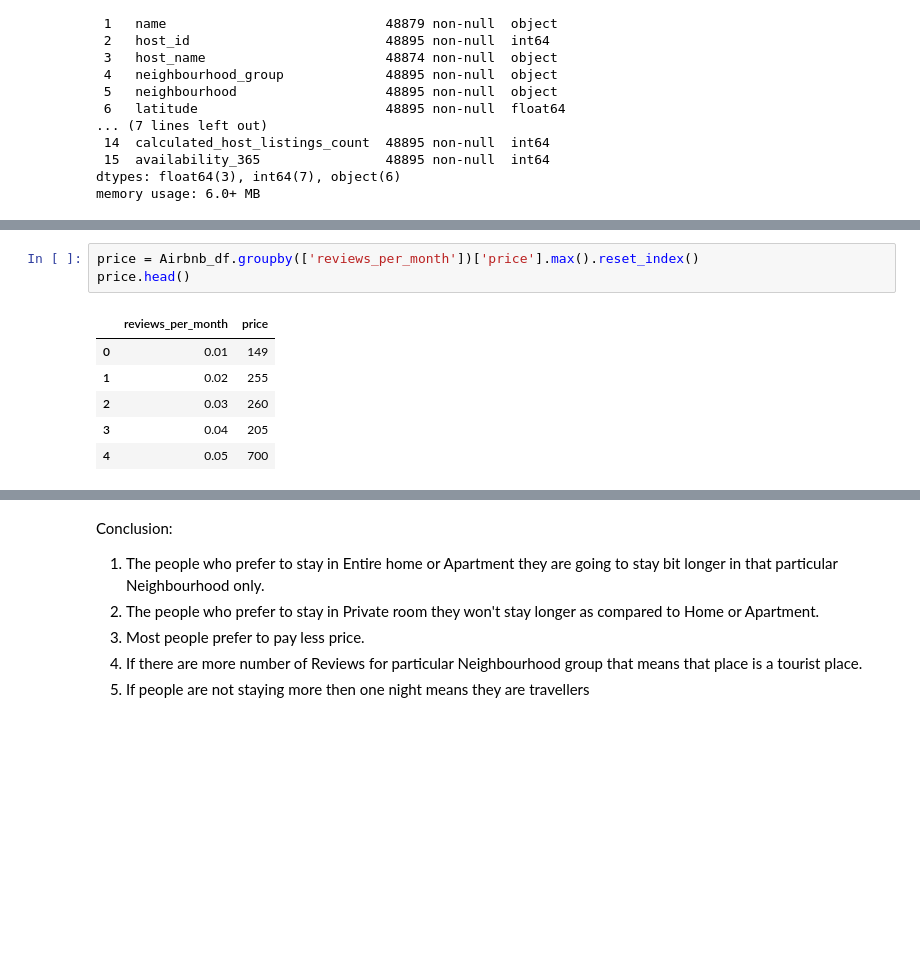
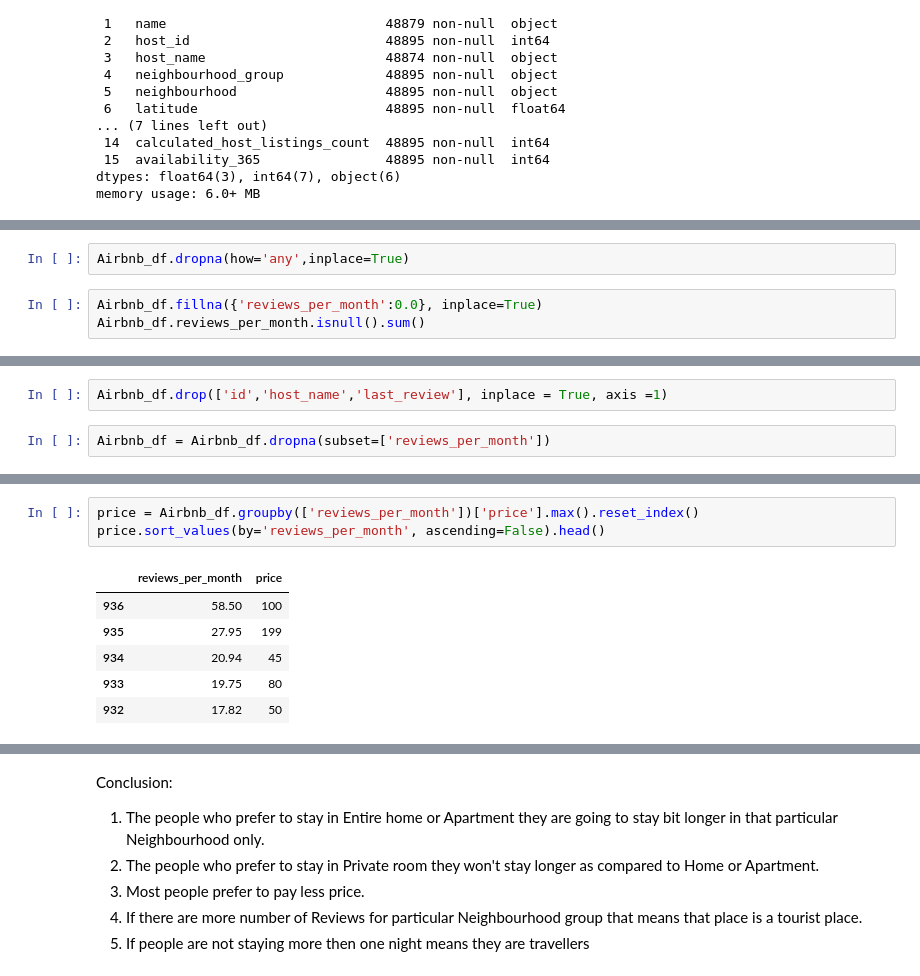
Before and after one commit to Viratvenom/AIRBNB-EDA-PROJECT, a Jupyter notebook: Airbnb_Bookings_Analysis_Capstone_Project_MAP.ipynb, the cells around one changed output, grey strips where cells are left out. Cells and saved outputs as stored; diff of their text form; blank space fills up the shorter version.

```diff
--- a/Airbnb_Bookings_Analysis_Capstone_Project_MAP.ipynb
+++ b/Airbnb_Bookings_Analysis_Capstone_Project_MAP.ipynb
@@ -178,0 +179,5 @@ plt.show()
+# %%
+Airbnb_df.dropna(how='any',inplace=True)
+# %%
+Airbnb_df.fillna({'reviews_per_month':0.0}, inplace=True)
+Airbnb_df.reviews_per_month.isnull().sum()
@@ -178,0 +186,4 @@ plt.show()
+# %%
+Airbnb_df.drop(['id','host_name','last_review'], inplace = True, axis =1)
+# %%
+Airbnb_df = Airbnb_df.dropna(subset=['reviews_per_month'])
@@ -229,10 +450,10 @@ plt.show()
 # %%
 price = Airbnb_df.groupby(['reviews_per_month'])['price'].max().reset_index()
-price.head()
+price.sort_values(by='reviews_per_month', ascending=False).head()
 # %% [output]
 |  | reviews_per_month | price |
-| 0 | 0.01 | 149 |
-| 1 | 0.02 | 255 |
-| 2 | 0.03 | 260 |
-| 3 | 0.04 | 205 |
-| 4 | 0.05 | 700 |
+| 936 | 58.50 | 100 |
+| 935 | 27.95 | 199 |
+| 934 | 20.94 | 45 |
+| 933 | 19.75 | 80 |
+| 932 | 17.82 | 50 |
```
Also changed, not shown: parts of 87 cells of this notebook.
